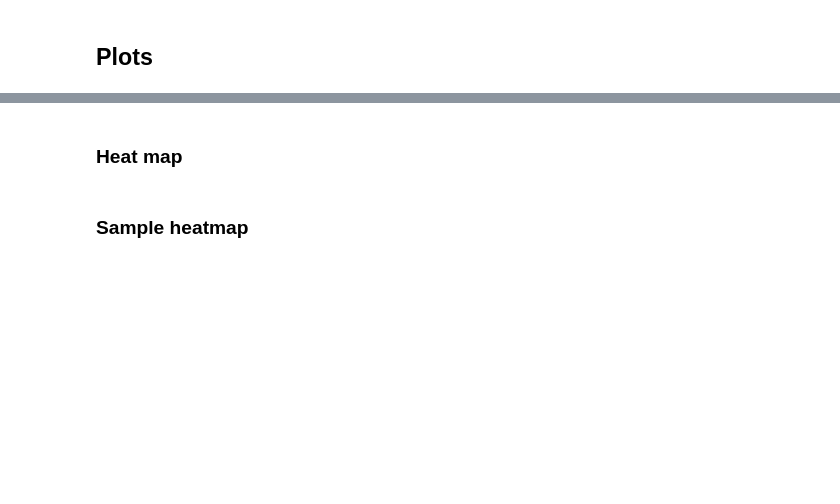
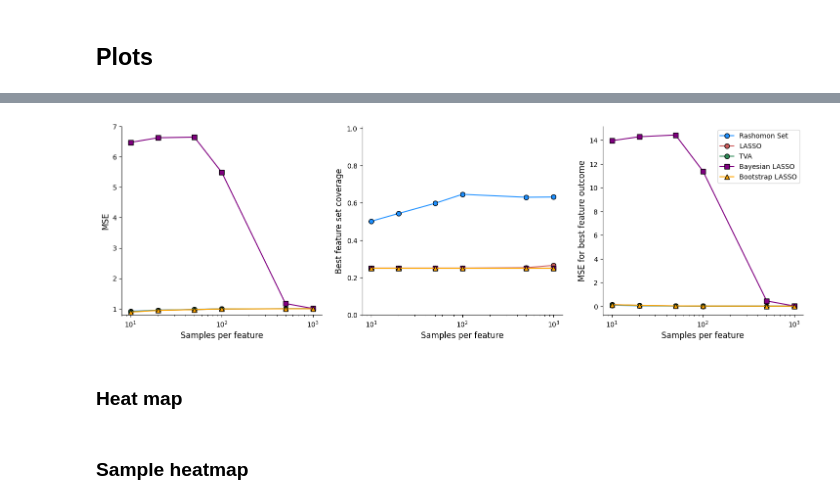
Before and after one commit to AparaV/rashomon-partition-sets, a Jupyter notebook: Code/analyze_simulation_1.ipynb, the cells around one changed output, grey strips where cells are left out. Drawn from its saved outputs; the diff is of its cells as text; code cells hidden in the pictures; blank space fills up the shorter version.

```diff
--- a/Code/analyze_simulation_1.ipynb
+++ b/Code/analyze_simulation_1.ipynb
@@ -379,7 +462,7 @@ ax[0].plot(bootstrap_df["n_per_pol"], bootstrap_df["MSE_mean"],
         marker="^", markeredgecolor="black", markersize=7,
         label="Bootstrap LASSO")
 
-ax[0].set_ylim(0.8, 1.1)
+ax[0].set_ylim(0.8, 7)
 ax[0].set_ylabel("MSE", fontsize=12)
 
 ax[1].plot(rashomon_df["n_per_pol"], rashomon_df["IOU_mean"],
@@ -417,33 +500,35 @@ ax[2].plot(rashomon_df["n_per_pol"], rashomon_df["best_pol_MSE_mean"],
         label="Rashomon Set")
 
 ax[2].plot(lasso_df["n_per_pol"], lasso_df["best_pol_MSE_mean"],
         color="indianred", zorder=3, clip_on=False,
         marker="o", markeredgecolor="black", markersize=7,
         label="LASSO")
 
 ax[2].plot(tva_df["n_per_pol"], tva_df["best_pol_MSE_mean"],
         color="seagreen", zorder=3.5, clip_on=False,
         marker="o", markeredgecolor="black", markersize=7,
         label="TVA")
 
 ax[2].plot(blasso_df["n_per_pol"], blasso_df["best_pol_MSE_mean"],
         color="purple", zorder=3.5, clip_on=False,
         marker="s", markeredgecolor="black", markersize=7,
         label="Bayesian LASSO")
 
 ax[2].plot(bootstrap_df["n_per_pol"], bootstrap_df["best_pol_MSE_mean"],
         color="orange", zorder=3.5, clip_on=False,
         marker="^", markeredgecolor="black", markersize=7,
         label="Bootstrap LASSO")
 
 ax[2].set_ylabel("MSE for best feature outcome", fontsize=12)
 
 
 ax[2].legend(loc="upper right")#, bbox_to_anchor=(0.5, 0.5))
 
 plt.savefig("../Figures/worst_case/mse_coverage_best_eff.png", dpi=300, bbox_inches="tight")
 
 plt.show()
+# %% [output]
+[figure, added]
 # %% [markdown]
 ### Heat map
 # %%
```
Also changed, not shown: parts of 18 cells of this notebook, 5 other files.
